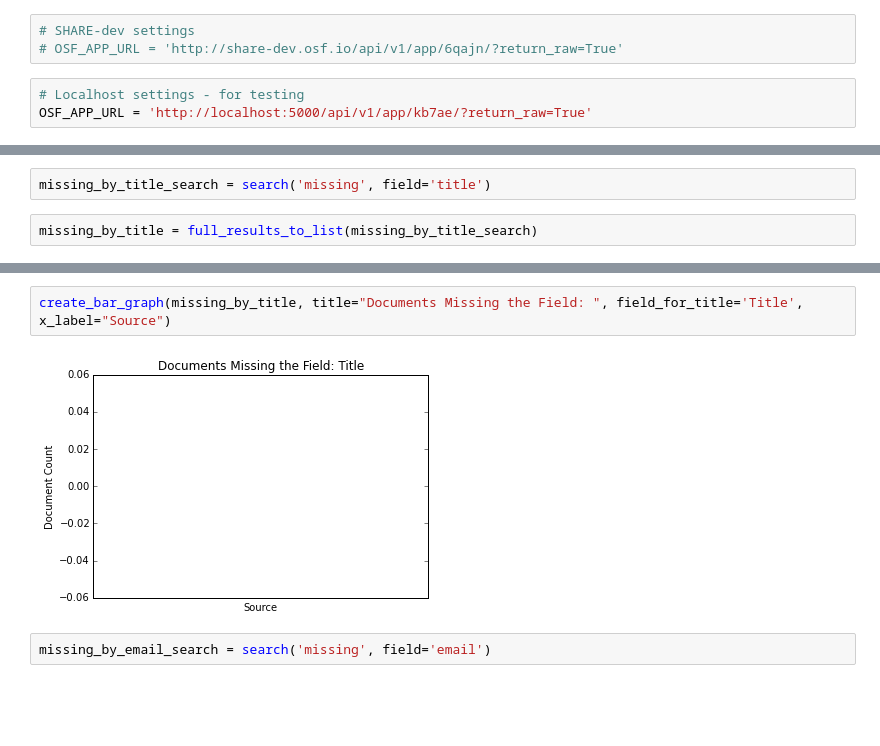
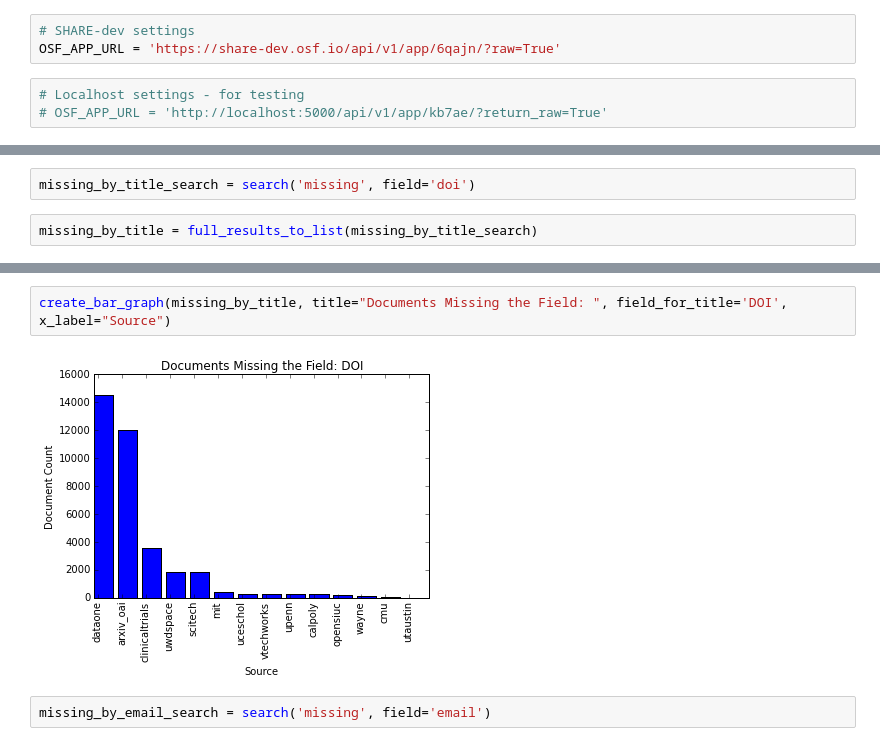
Before and after one commit to erinspace/scrapi_stats, a Jupyter notebook: scrapi_stats.ipynb, the cells around one changed output, grey strips where cells are left out. Saved outputs shown, nothing was run; the diff lists cells and outputs as text; blank space fills up the shorter version.

```diff
--- a/scrapi_stats.ipynb
+++ b/scrapi_stats.ipynb
@@ -107,10 +107,10 @@ import matplotlib.pyplot as plt
 %matplotlib inline
 # %%
 # SHARE-dev settings
-# OSF_APP_URL = 'http://share-dev.osf.io/api/v1/app/6qajn/?return_raw=True'
+OSF_APP_URL = 'https://share-dev.osf.io/api/v1/app/6qajn/?raw=True'
 # %%
 # Localhost settings - for testing
-OSF_APP_URL = 'http://localhost:5000/api/v1/app/kb7ae/?return_raw=True'
+# OSF_APP_URL = 'http://localhost:5000/api/v1/app/kb7ae/?return_raw=True'
 # %% [markdown]
 ## Query Setup
 # %%
@@ -293,7 +326,7 @@ create_pie_chart(source_statistics, "Documents Per Source")
 These queries will find the sources that are missing a certain field.
 The two examples we'll give here are title and email
 # %%
-missing_by_title_search = search('missing', field='title')
+missing_by_title_search = search('missing', field='doi')
 # %%
 missing_by_title = full_results_to_list(missing_by_title_search)
 # %%
@@ -303,7 +352,7 @@ print(json.dumps(missing_by_title, indent=4))
 # %%
-create_bar_graph(missing_by_title, title="Documents Missing the Field: ", field_for_title='Title', x_label="Source")
+create_bar_graph(missing_by_title, title="Documents Missing the Field: ", field_for_title='DOI', x_label="Source")
 # %% [output]
-[figure, old version]
+[figure, new version]
 # %%
 missing_by_email_search = search('missing', field='email')
 # %%
```
Also changed, not shown: parts of 15 cells of this notebook, 1 other file.
